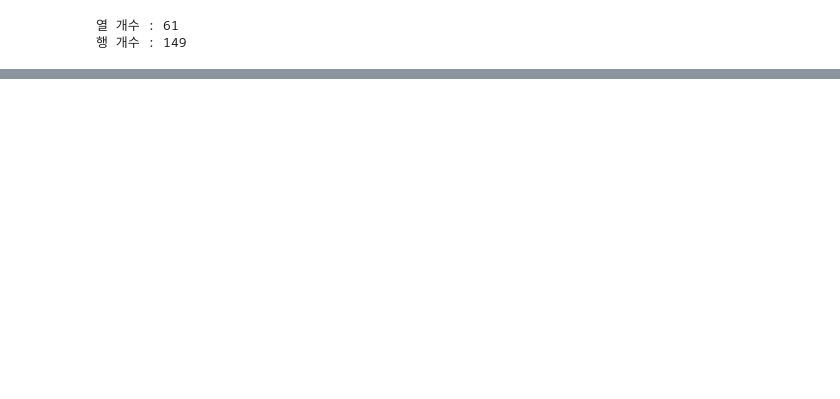
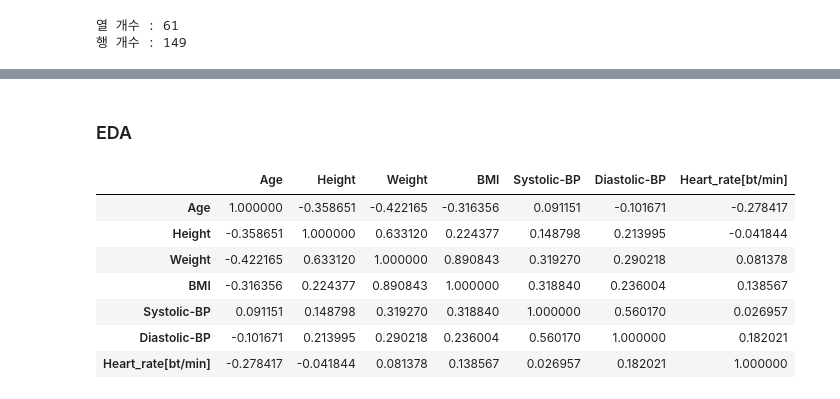
Before and after one commit to SoyoungKim-LOP/Lecture, a Jupyter notebook: week03/Statistics.ipynb, the cells around one changed output, grey strips where cells are left out. Drawn from its saved outputs; the diff is of its cells as text; code cells hidden in the pictures; blank space fills up the shorter version.

```diff
--- a/week03/Statistics.ipynb
+++ b/week03/Statistics.ipynb
@@ -113,0 +274,3 @@ data_main
+# %%
+pd.set_option('display.max_colwidth', -1)
+train['Cardiomyopathy/SuddenCardiacDeath(가족력유무)']
@@ -113,0 +290,13 @@ data_main
+# %% [markdown]
+### EDA
+# %%
+train_main.corr(method = 'pearson')
+# %% [output]
+|  | Age | Height | Weight | BMI | Systolic-BP | Diastolic-BP | Heart_rate[bt/min] |
+| Age | 1.000000 | -0.358651 | -0.422165 | -0.316356 | 0.091151 | -0.101671 | -0.278417 |
+| Height | -0.358651 | 1.000000 | 0.633120 | 0.224377 | 0.148798 | 0.213995 | -0.041844 |
+| Weight | -0.422165 | 0.633120 | 1.000000 | 0.890843 | 0.319270 | 0.290218 | 0.081378 |
+| BMI | -0.316356 | 0.224377 | 0.890843 | 1.000000 | 0.318840 | 0.236004 | 0.138567 |
+| Systolic-BP | 0.091151 | 0.148798 | 0.319270 | 0.318840 | 1.000000 | 0.560170 | 0.026957 |
+| Diastolic-BP | -0.101671 | 0.213995 | 0.290218 | 0.236004 | 0.560170 | 1.000000 | 0.182021 |
+| Heart_rate[bt/min] | -0.278417 | -0.041844 | 0.081378 | 0.138567 | 0.026957 | 0.182021 | 1.000000 |
```
Also changed, not shown: parts of 34 cells of this notebook.
